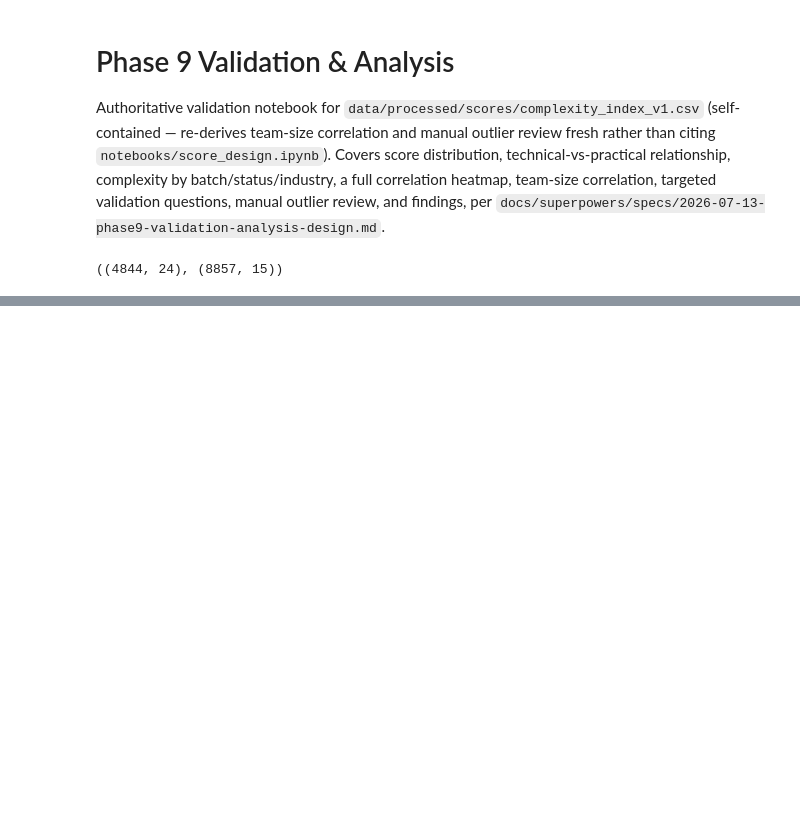
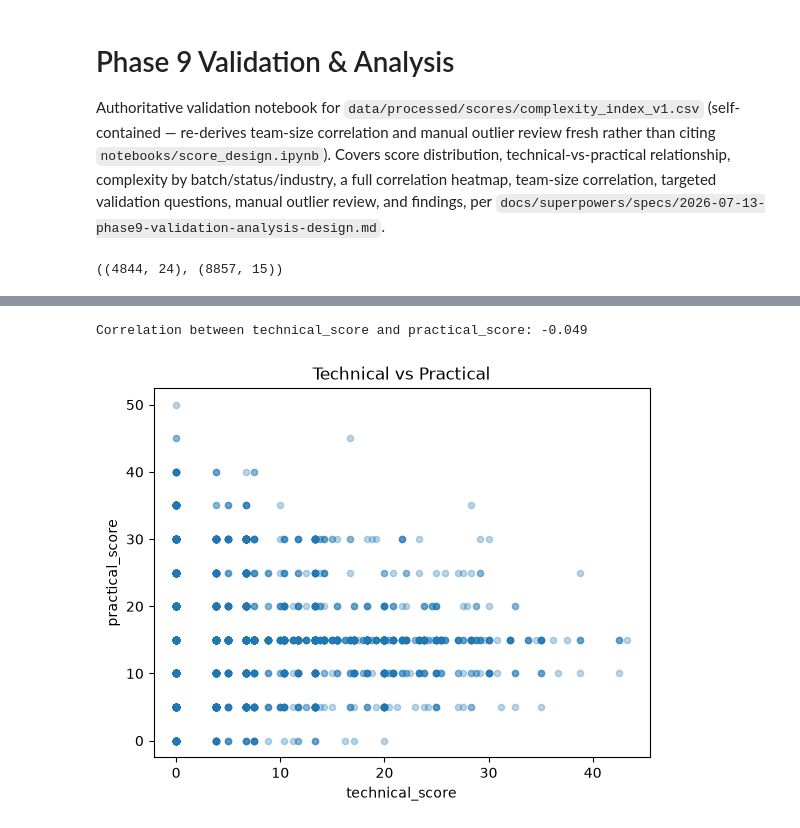
Before and after one commit to Ledsav/y-combinator-analysis, a Jupyter notebook: notebooks/complexity_analysis.ipynb, the cells around one changed output, grey strips where cells are left out. Cells and saved outputs as stored; diff of their text form; code cells hidden in the pictures; blank space fills up the shorter version.

```diff
--- a/notebooks/complexity_analysis.ipynb
+++ b/notebooks/complexity_analysis.ipynb
@@ -30,0 +61,7 @@ merged.shape, industry_merged.shape
+# %%
+merged.plot(kind="scatter", x="technical_score", y="practical_score", alpha=0.3, title="Technical vs Practical")
+tp_corr = merged["technical_score"].corr(merged["practical_score"])
+print(f"Correlation between technical_score and practical_score: {tp_corr:.3f}")
+# %% [output]
+Correlation between technical_score and practical_score: -0.049
+[figure, added]
```
Also changed, not shown: parts of 4 cells of this notebook, 1 other file.
